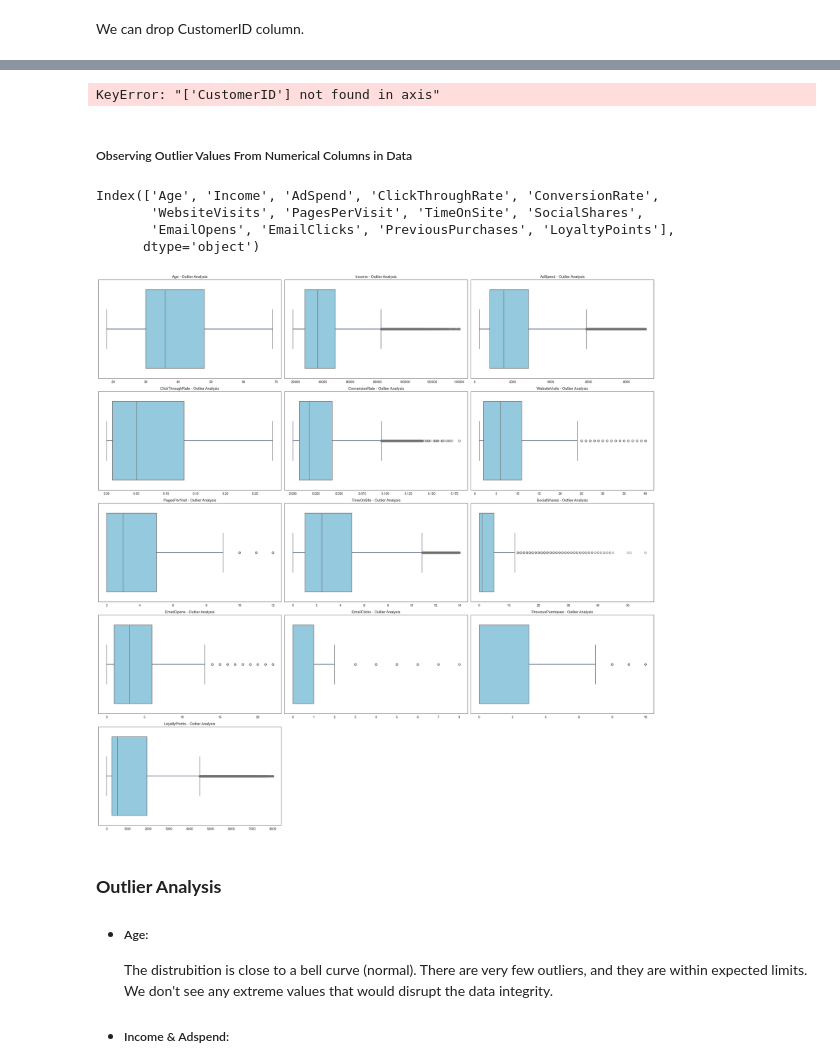
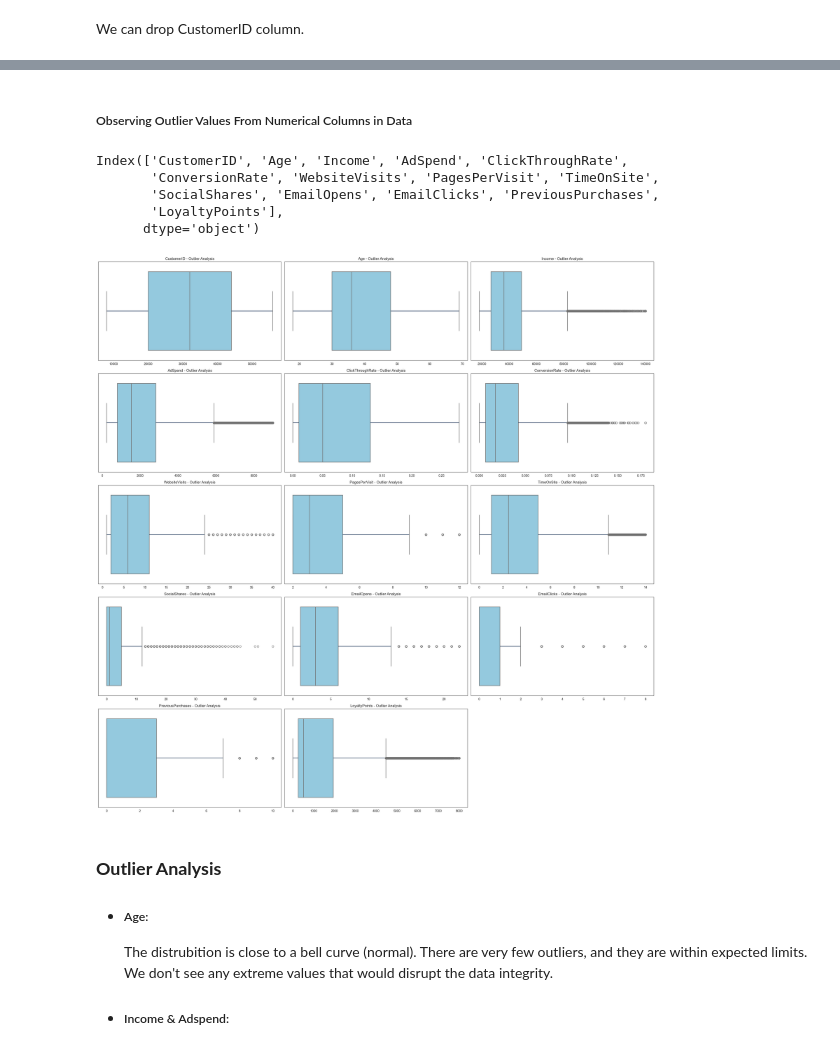
Before and after one commit to barkobt/tubitak-marketing-analytics, a Jupyter notebook: notebooks/01_eda_and_cleaning.ipynb, the cells around one changed output, grey strips where cells are left out. Saved outputs shown, nothing was run; the diff lists cells and outputs as text; code cells hidden in the pictures.

```diff
--- a/notebooks/01_eda_and_cleaning.ipynb
+++ b/notebooks/01_eda_and_cleaning.ipynb
@@ -249,7 +245,3 @@ data.tail()
-# %%
-data.drop('CustomerID', axis=1, inplace=True)
-# %% [output]
-KeyError: "['CustomerID'] not found in axis"
 # %% [markdown]
 ##### Observing Outlier Values From Numerical Columns in Data
 # %%
@@ -288,19 +280,20 @@ def plot_boxplots(data, numerical_cols, n_cols=3):
     plt.tight_layout()
     plt.show()
 # %%
-numerical_columns = data.select_dtypes(include=['int64','float64']).columns
-numerical_columns = numerical_columns.drop(['Conversion'])
+numeric_cols = data.select_dtypes(include=['int64','float64']).columns
+numeric_cols = numeric_cols.drop(['Conversion'])
 # %%
-numerical_columns
+numeric_cols
 # %% [output]
-Index(['Age', 'Income', 'AdSpend', 'ClickThroughRate', 'ConversionRate',
-       'WebsiteVisits', 'PagesPerVisit', 'TimeOnSite', 'SocialShares',
-       'EmailOpens', 'EmailClicks', 'PreviousPurchases', 'LoyaltyPoints'],
+Index(['CustomerID', 'Age', 'Income', 'AdSpend', 'ClickThroughRate',
+       'ConversionRate', 'WebsiteVisits', 'PagesPerVisit', 'TimeOnSite',
+       'SocialShares', 'EmailOpens', 'EmailClicks', 'PreviousPurchases',
+       'LoyaltyPoints'],
       dtype='object')
 # %%
-plot_boxplots(data, numerical_columns)
+plot_boxplots(data, numeric_cols)
 # %% [output]
-[figure, old version]
+[figure, new version]
 # %% [markdown]
 ### **Outlier Analysis**
 * ##### Age:
```
Also changed, not shown: parts of 15 cells of this notebook.
